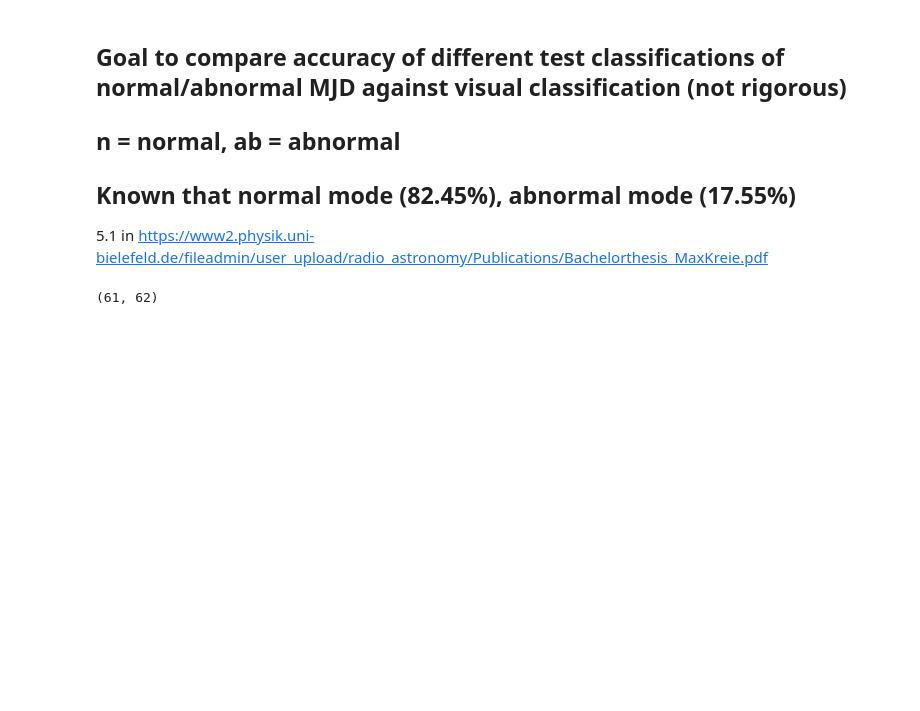
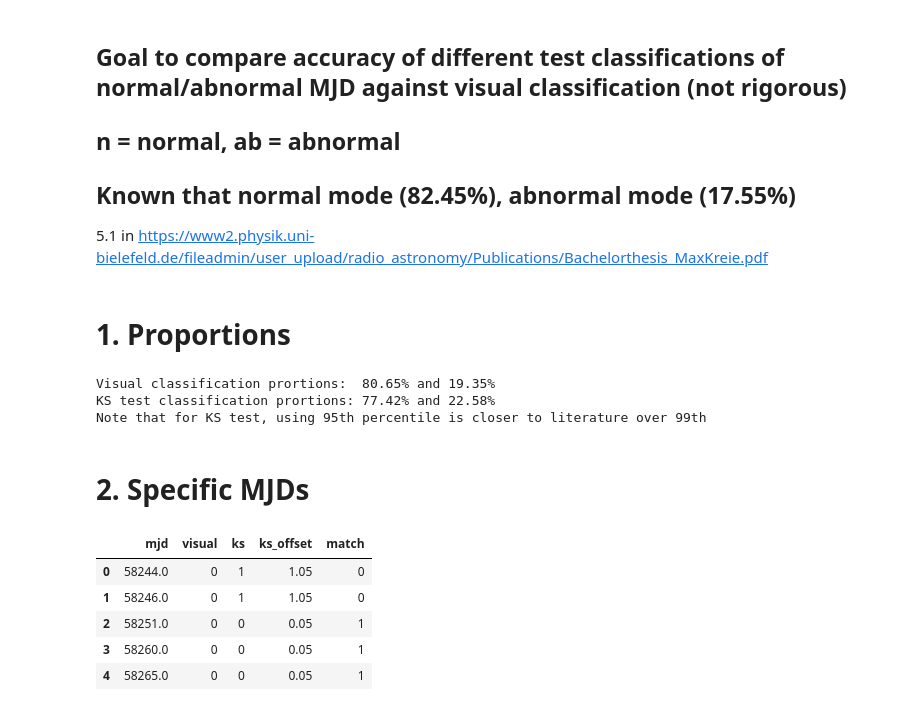
Before and after one commit to minyoungk99/IRES, a Jupyter notebook: test_accuracy_comparison.ipynb, the cells around one changed output. Cells and saved outputs as stored; diff of their text form; code cells hidden in the pictures; blank space fills up the shorter version.

```diff
--- a/test_accuracy_comparison.ipynb
+++ b/test_accuracy_comparison.ipynb
@@ -11,4 +15,6 @@ import seaborn as sns
 ## Known that normal mode (82.45%), abnormal mode (17.55%)
 5.1 in
 https://www2.physik.uni-bielefeld.de/fileadmin/user_upload/radio_astronomy/Publications/Bachelorthesis_MaxKreie.pdf
+# %% [markdown]
+# 1. Proportions
 # %%
@@ -17,8 +24,33 @@ ab_visual= np.loadtxt('./classified_mjd/J0332_abnorm_mjd_visual.txt')
 
 n_ks = np.loadtxt('./classified_mjd/J0332_norm_mjd_ks.txt')
 ab_ks = np.loadtxt('./classified_mjd/J0332_abnorm_mjd_ks.txt')
-# %%
-#Proportions
-len(n_visual)+len(ab_visual), len(n_ks)+len(ab_ks)
-# %% [output]
-(61, 62)
+# %%
+#Proportions
+nprofs = len(n_visual) + len(ab_visual)
+print('Visual classification prortions: {:>6}% and {}%'.format(100*round(len(n_visual)/nprofs, 4), \
+                                                          100*round(len(ab_visual)/nprofs, 4)))
+print('KS test classification prortions: {:>}% and {:>}%'.format(100*round(len(n_ks)/nprofs, 4), \
+                                                          100*round(len(ab_ks)/nprofs, 4)))
+print('Note that for KS test, using 95th percentile is closer to literature over 99th')
+# %% [output]
+Visual classification prortions:  80.65% and 19.35%
+KS test classification prortions: 77.42% and 22.58%
+Note that for KS test, using 95th percentile is closer to literature over 99th
+# %% [markdown]
+# 2. Specific MJDs
+# %%
+df = pd.DataFrame(mjd, columns=['mjd'])
+#0 if normal, 1 if abnormal, corresponding to MJD in date column
+df['visual'] = pd.DataFrame([0 if date in n_visual else 1 for date in mjd])
+df['ks'] = pd.DataFrame([0 if date in n_ks else 1 for date in mjd])
+df['ks_offset'] = df['ks']+.05
+#create new column to see if classifications of MJD match. does LHS * 1, where LHS is boolean, but True*1=1
+df['match'] = (df['visual'] == df['ks']).mul(1)
+df.head()
+# %% [output]
+|  | mjd | visual | ks | ks_offset | match |
+| 0 | 58244.0 | 0 | 1 | 1.05 | 0 |
+| 1 | 58246.0 | 0 | 1 | 1.05 | 0 |
+| 2 | 58251.0 | 0 | 0 | 0.05 | 1 |
+| 3 | 58260.0 | 0 | 0 | 0.05 | 1 |
+| 4 | 58265.0 | 0 | 0 | 0.05 | 1 |
```
Also changed, not shown: parts of 3 cells of this notebook, 8 other files.
